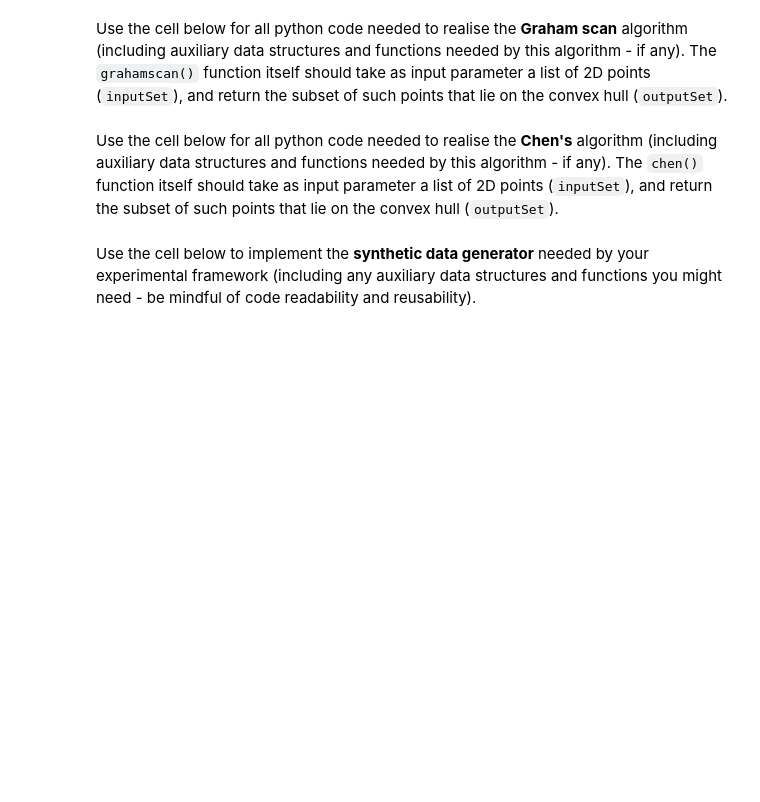
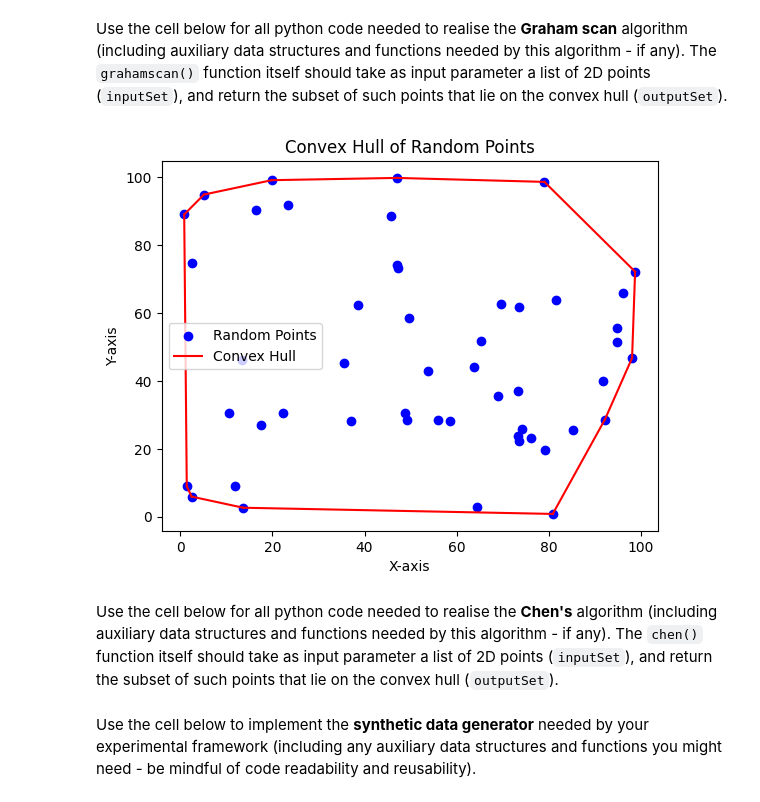
Before and after one commit to levon-d/convex-hull-algorithms, a Jupyter notebook: grp-XXX-0005code.ipynb, the cells around one changed output. Cells and saved outputs as stored; diff of their text form; code cells hidden in the pictures; blank space fills up the shorter version.

```diff
--- a/grp-XXX-0005code.ipynb
+++ b/grp-XXX-0005code.ipynb
@@ -138,3 +122,100 @@ def grahamscan(inputSet):
+# %%
+import matplotlib.pyplot as plt
+import random
+import math
+
+# Function to generate random points
+def generate_random_points(num_points, range_x, range_y):
+    return [(random.uniform(0, range_x), random.uniform(0, range_y)) for _ in range(num_points)]
+
+# Function to find the point with the lowest y-coordinate (and the leftmost in case of a tie)
+def find_lowest_point(points):
+    lowest_point = points[0]
+    for point in points[1:]:
+        if (point[1] < lowest_point[1]) or (point[1] == lowest_point[1] and point[0] < lowest_point[0]):
+            lowest_point = point
+    return lowest_point
+
+# Function to compute the cross product to determine the orientation of the turn
+def ccw(p1, p2, p3):
+    #Return the cross product of vectors OA and OB (relative to O)
+    return (p2[0] - p1[0]) * (p3[1] - p1[1]) - (p2[1] - p1[1]) * (p3[0] - p1[0])
+
+
+def grahamscan(inputSet):
+    '''
+    Returns the list of points that lie on the convex hull (graham scan algorithm)
+            Parameters:
+                    inputSet (list): a list of 2D points
+
+            Returns:
+                    outputSet (list): a list of 2D points
+    '''
+
+    # Step 1: Handle the edge case with fewer than 3 points
+    if len(inputSet) < 3:
+        # Convex hull is not defined for fewer than 3 points
+        return inputSet
+
+    # Remove duplicate points to avoid processing the same point twice
+    inputSet = list(set(inputSet))
+
+    # Step 2: Find the point with the lowest y-coordinate, or the lowest x-coordinate among ties
+    #P= [float('inf'), float('inf')]
+    P0 = find_lowest_point(points)
+
+    # Step 3: Sort the points by the polar angle with P
+    points.sort(key=lambda p: (math.atan2(p[1]-P0[1], p[0]-P0[0]), -((p[0]-P0[0])**2 + (p[1]-P0[1])**2)))
+
+    # Step 4: Initialize the stack with the first two points
+    outputSet = [points[0], points[1]]
+
+    # Step 5: Process each point in the sorted array
+    for point in points[2:]:
+        # pop the last point from the stack if we turn clockwise to reach this point
+        # Determine if we have a right turn or are collinear, and if so, pop from stack
+        while len(outputSet) > 1 and ccw(outputSet[-2], outputSet[-1], point) <= 0:
+            # A non-positive cross product means a right turn or collinear
+            # The point is inside the hull and should be removed
+            outputSet.pop()
+        outputSet.append(point)
+
+    # Step 6: Close the hull by checking if we need to remove the last point
+    # This ensures that the convex hull is properly closed
+    if len(outputSet) > 2 and ccw(outputSet[-2], outputSet[-1], points[0]) <= 0:
+        # If the first point makes a non-left turn with the last two points, remove the last point
+        outputSet.pop()
+
+    # The stack now contains the points of the convex hull in counterclockwise order
+    return outputSet
+
+# Example usage:
+# Generate 50 random points within a 100x100 grid
+points = generate_random_points(50, 100, 100)
+
+# Compute the convex hull using the Graham Scan algorithm
+convex_hull = grahamscan(points)
+
+# Plot the random points
+plt.scatter(*zip(*points), c='blue', label='Random Points')
+
+# Plot the convex hull
+for i in range(len(convex_hull)):
+    plt.plot(*zip(*convex_hull[i-1:i+1]), c='red')
+
+# Close the hull by connecting the last point to the first
+plt.plot(*zip(*[convex_hull[-1], convex_hull[0]]), c='red', label='Convex Hull')
+
+# Add title, labels, and legend
+plt.title('Convex Hull of Random Points')
+plt.xlabel('X-axis')
+plt.ylabel('Y-axis')
+plt.legend()
+
+# Show the plot
+plt.show()
+# %% [output]
+[figure, added]
 # %% [markdown]
 Use the cell below for all python code needed to realise the **Chen's** algorithm (including auxiliary data structures and functions needed by this algorithm - if any). The `chen()` function itself should take as input parameter a list of 2D points (`inputSet`), and return the subset of such points that lie on the convex hull (`outputSet`).
 # %%
```
Also changed, not shown: parts of 2 cells of this notebook.
